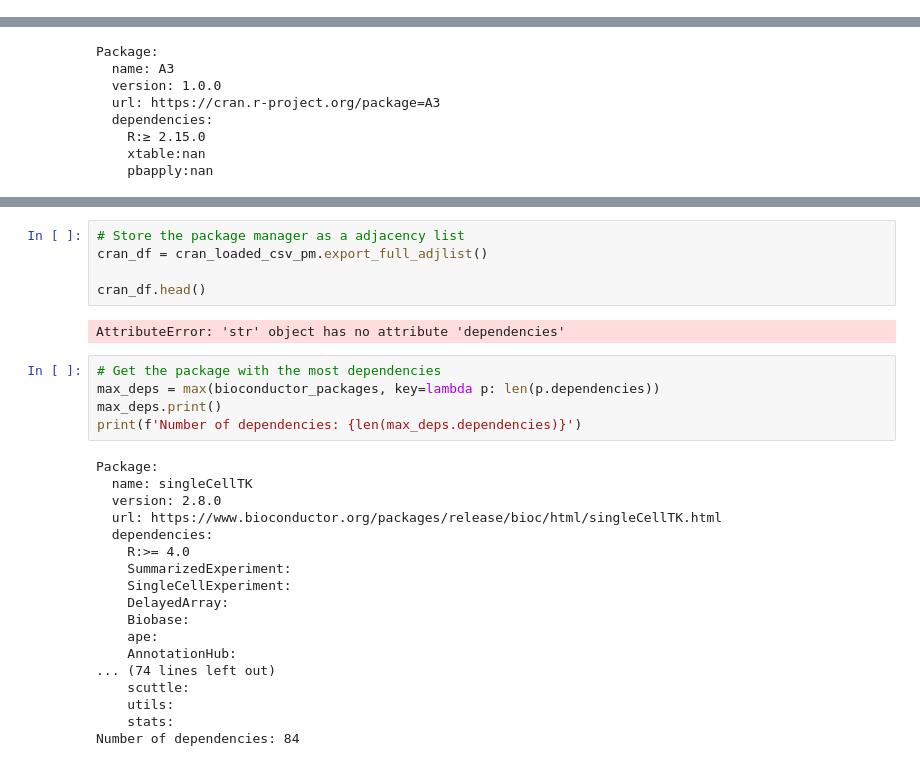
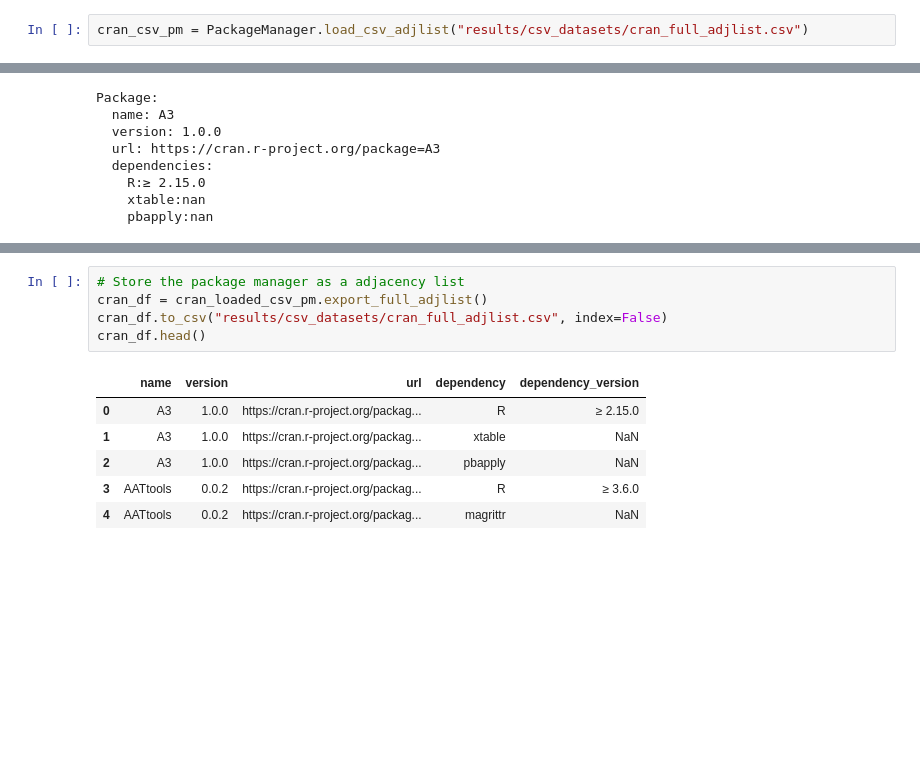
Before and after one commit to dab0012/olivia, a Jupyter notebook: olivia_finder/olivia_finder_introduction.ipynb, the cells around one changed output, grey strips where cells are left out. Cells and saved outputs as stored; diff of their text form; blank space fills up the shorter version.

```diff
--- a/olivia_finder/olivia_finder_introduction.ipynb
+++ b/olivia_finder/olivia_finder_introduction.ipynb
@@ -289,3 +291,5 @@ cran_csv_ds.load_data(
 )
 
 cran_csv_pm = PackageManager(cran_csv_ds)
+# %%
+cran_csv_pm = PackageManager.load_csv_adjlist("results/csv_datasets/cran_full_adjlist.csv")
@@ -464,30 +482,12 @@ Podemos emplear la siguiente funcion para generar un dataframe de pandas y luego
 # %%
 # Store the package manager as a adjacency list
 cran_df = cran_loaded_csv_pm.export_full_adjlist()
-
+cran_df.to_csv("results/csv_datasets/cran_full_adjlist.csv", index=False)
 cran_df.head()
 # %% [output]
-AttributeError: 'str' object has no attribute 'dependencies'
+|  | name | version | url | dependency | dependency_version |
+| 0 | A3 | 1.0.0 | https://cran.r-project.org/packag... | R | ≥ 2.15.0 |
+| 1 | A3 | 1.0.0 | https://cran.r-project.org/packag... | xtable | NaN |
+| 2 | A3 | 1.0.0 | https://cran.r-project.org/packag... | pbapply | NaN |
+| 3 | AATtools | 0.0.2 | https://cran.r-project.org/packag... | R | ≥ 3.6.0 |
+| 4 | AATtools | 0.0.2 | https://cran.r-project.org/packag... | magrittr | NaN |
-# %%
-# Get the package with the most dependencies
-max_deps = max(bioconductor_packages, key=lambda p: len(p.dependencies))
-max_deps.print()
-print(f'Number of dependencies: {len(max_deps.dependencies)}')
-# %% [output]
-Package:
-  name: singleCellTK
-  version: 2.8.0
-  url: https://www.bioconductor.org/packages/release/bioc/html/singleCellTK.html
-  dependencies:
-    R:>= 4.0
-    SummarizedExperiment:
-    SingleCellExperiment:
-    DelayedArray:
-    Biobase:
-    ape:
-    AnnotationHub:
-... (74 lines left out)
-    scuttle:
-    utils:
-    stats:
-Number of dependencies: 84
```
Also changed, not shown: parts of 19 cells of this notebook, 3 other files.
